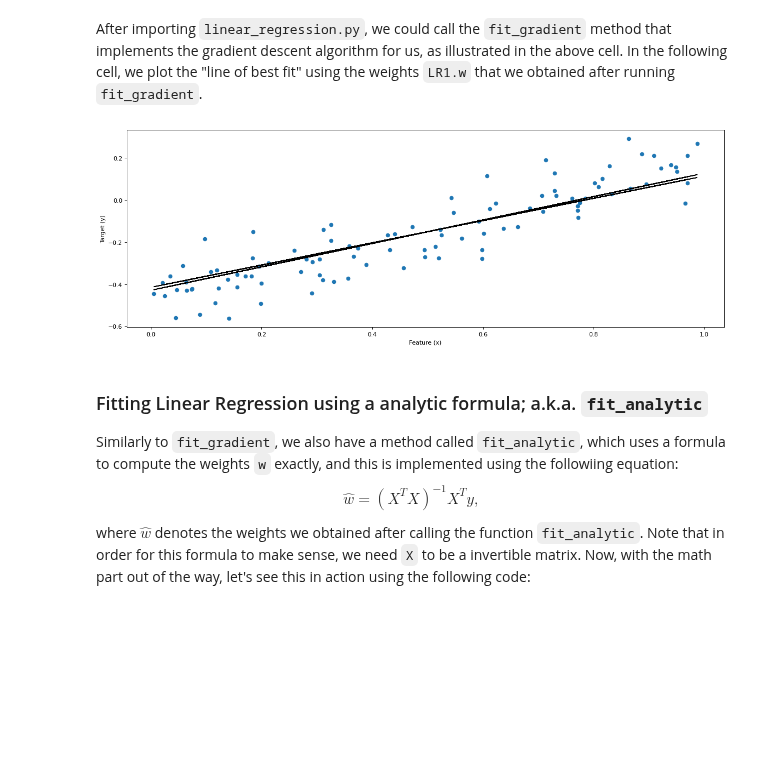
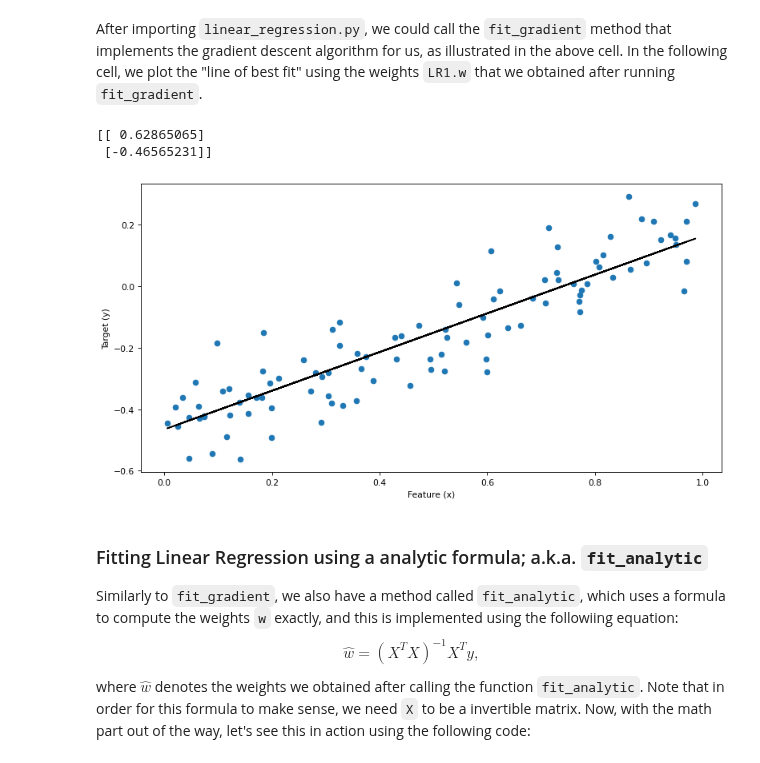
Before and after one commit to Xianzhiwang1/CS0451-page-site, a Jupyter notebook: posts/my-blog-post-04-linear-regress/index.ipynb, the cells around one changed output. Drawn from its saved outputs; the diff is of its cells as text; code cells hidden in the pictures; blank space fills up the shorter version.

```diff
--- a/posts/my-blog-post-04-linear-regress/index.ipynb
+++ b/posts/my-blog-post-04-linear-regress/index.ipynb
@@ -30,7 +30,7 @@ First, let's import some libraries, then we perform our `fit_gradient` and `fit_
 import numpy as np
 np.random.seed(42)
 from matplotlib import pyplot as plt
-plt.rcParams["figure.figsize"] = (18,6)
+plt.rcParams["figure.figsize"] = (12,6)
 plt.rcParams['figure.dpi'] = 78
 plt.rcParams['savefig.dpi'] = 156
 from linear_regression import LinearRegression
@@ -67,12 +67,15 @@ After importing `linear_regression.py`, we could call the `fit_gradient` method
 # %%
 LR1 = LinearRegression()
 X_ = LR1.pad(x)
-LR1.fit_gradient(X_, y)
+LR1.fit_gradient(X_, y, alpha=0.0001, max_epochs=1e4)
 plt.scatter(x, y)
 plt.plot(x, X_@LR1.w, color = "black")
 labels = plt.gca().set(xlabel = "Feature (x)", ylabel = "Target (y)")
+print(LR1.w)
 # %% [output]
+[[ 0.62865065]
+ [-0.46565231]]
-[figure, old version]
+[figure, new version]
 # %% [markdown]
 ### Fitting Linear Regression using a analytic formula; a.k.a. `fit_analytic`
 Similarly to `fit_gradient`, we also have a method called `fit_analytic`, which uses a formula to compute the weights `w` exactly, and this is implemented using the followiing equation:
```
Also changed, not shown: parts of 11 cells of this notebook, 2 other files.
